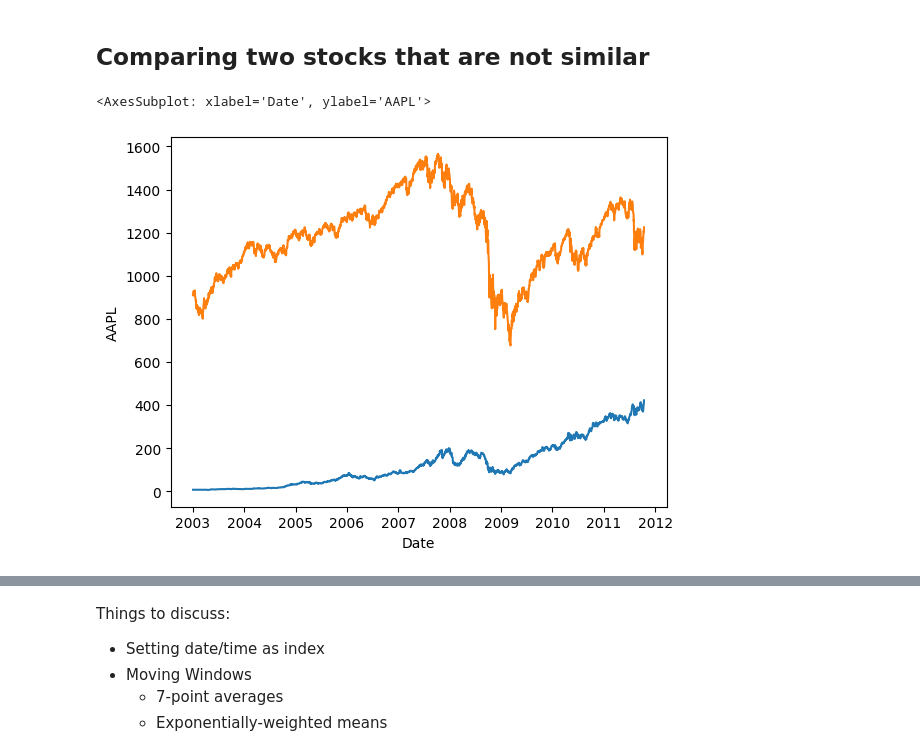
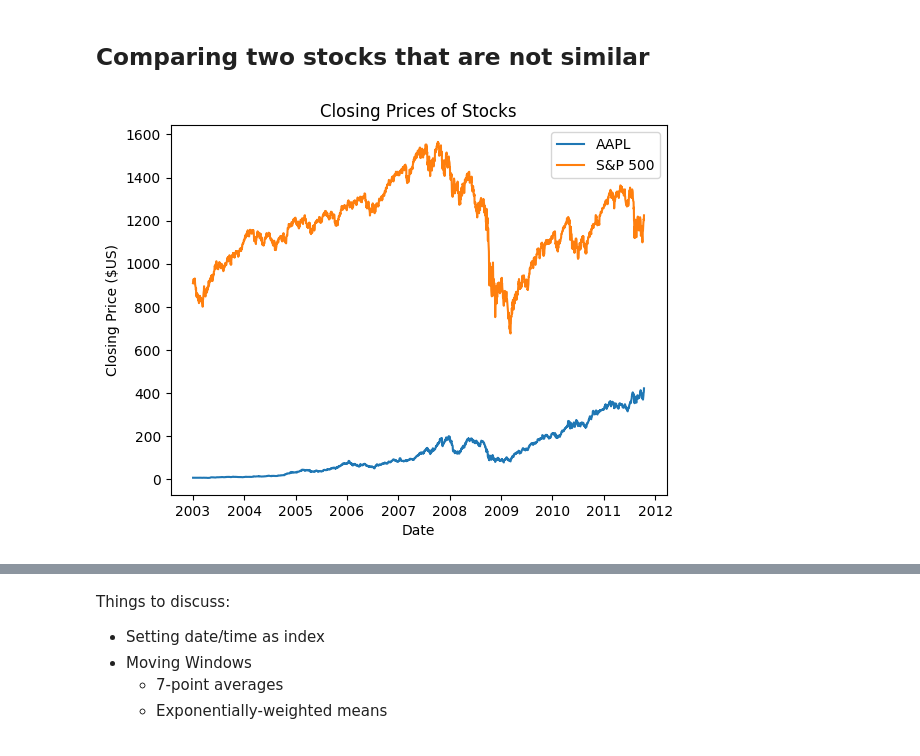
Before and after one commit to drolsonmi/math3080, a Jupyter notebook: Notes/09 Timeseries.ipynb, the cells around one changed output, grey strips where cells are left out. Drawn from its saved outputs; the diff is of its cells as text; code cells hidden in the pictures.

```diff
--- a/Notes/09 Timeseries.ipynb
+++ b/Notes/09 Timeseries.ipynb
@@ -360,0 +387,5 @@ plt.show()
+# %%
+stocks['AAPL_7'] = stocks['AAPL'].rolling(7).mean()
+
+stocks['AAPL_30'] = stocks['AAPL'].rolling(30, min_periods=10).mean()
+    # Requires at least 10 of the 30 points in a window to be non-NaN
@@ -403,8 +445,11 @@ plt.show()
 # %% [markdown]
 ## Comparing two stocks that are not similar
 # %%
-sns.lineplot(data=stocks, x=stocks.index, y='AAPL')
-sns.lineplot(data=stocks, x=stocks.index, y='SPX')
+sns.lineplot(data=stocks, x=stocks.index, y='AAPL', label='AAPL')
+sns.lineplot(data=stocks, x=stocks.index, y='SPX', label='S&P 500')
+
+plt.title('Closing Prices of Stocks')
+plt.ylabel('Closing Price ($US)')
+plt.show()
 # %% [output]
-<AxesSubplot: xlabel='Date', ylabel='AAPL'>
-[figure, old version]
+[figure, new version]
```
Also changed, not shown: parts of 40 cells of this notebook.
